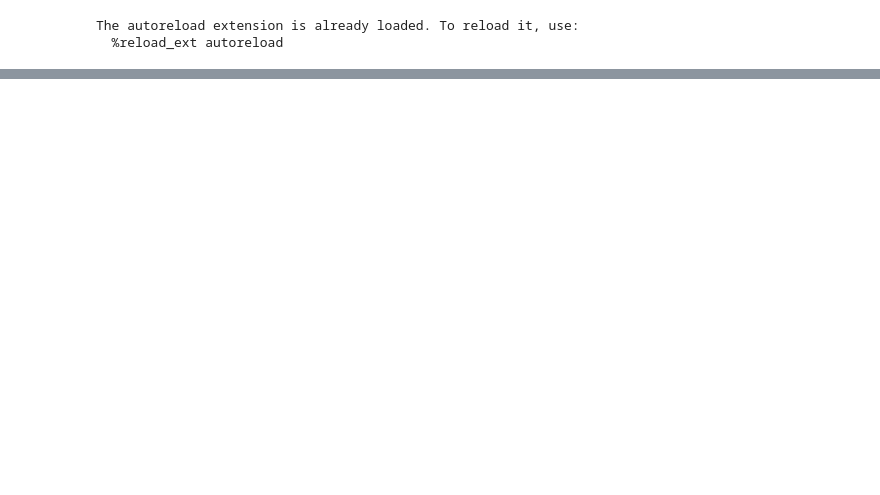
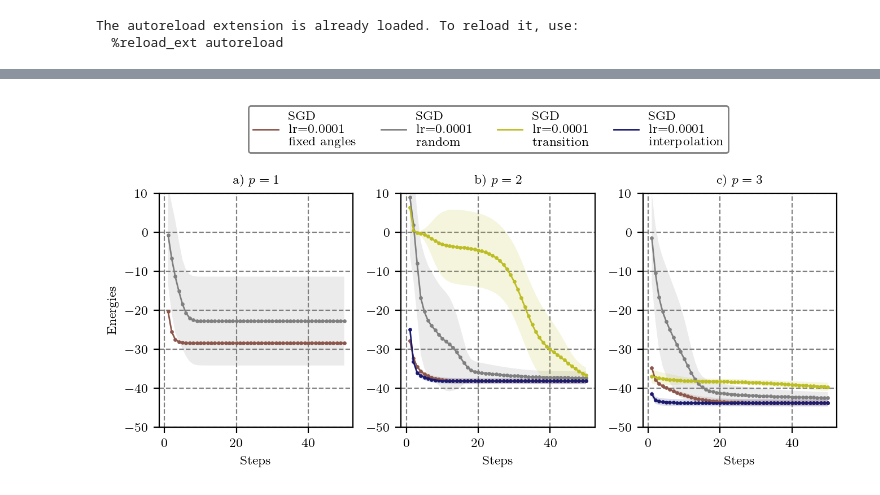
Before and after one commit to jernejrudifinzgar/qiro, a Jupyter notebook: Parameter_optimisation/remote/scripts/plotting.ipynb, the cells around one changed output, grey strips where cells are left out. Drawn from its saved outputs; the diff is of its cells as text; code cells hidden in the pictures; blank space fills up the shorter version.

```diff
--- a/Parameter_optimisation/remote/scripts/plotting.ipynb
+++ b/Parameter_optimisation/remote/scripts/plotting.ipynb
@@ -170,0 +477,16 @@ plt.show()
+# %%
+def get_results(optimizer, p, initialization, learning_rate, n):
+    graphs=[i for i in range(10)]
+    regularity = 3
+    energies_list=[]
+
+    for graph in graphs:
+        #print(n)
+        with open(f'../data/nodes_{n}_reg_{regularity}_graph_{graph}_opt_{optimizer}_lr_{learning_rate}_v2.pkl', 'rb') as file:
+            data = pickle.load(file)
+        energy = data[initialization][f'p={p}']['energy']
+        if energy>=-1:
+            energy = -1.001
+        energies_list.append(energy)
+
+    return np.mean(energies_list), np.std(energies_list)
@@ -170,0 +628,73 @@ plt.show()
+# %%
+n=50
+ps = [1, 2, 3]
+labels = []
+arguments = [
+            #[0.01, 'Adam', 'fixed_angles_optimization'],
+            #[0.0001, 'SGD', 'fixed_angles'],
+            #[0.05, 'Adam', 'random_init'],
+            #[0.05, 'Adam', 'fixed_angles_optimization'],
+            #[0.05, 'Adam', 'interpolation'],
+            #[0.001, 'RMSprop', 'fixed_angles_optimization'],
+            #[0.005, 'RMSprop', 'fixed_angles'],
+            #[0.005, 'RMSprop', 'fixed_angles'],
+            #[0.01, 'RMSprop', 'transition_states'],
+            [0.0001, 'SGD', 'fixed_angles_optimization'],
+            [0.0001, 'SGD', 'random_init'],
+            [0.0001, 'SGD', 'transition_states'],
+            [0.0001, 'SGD', 'interpolation'],
+            ]
+fig, axs = plt.subplots(1, 3, dpi=200, layout='tight', figsize=(2 * 3.35, 1.5* 9 * 3.35 / 16))
+for p in ps:
+    for idx, argument in enumerate(arguments):
+        if argument[2] == 'random_init':
+            labels.append(f'{argument[1]}\nlr={argument[0]}\nrandom')
+        elif argument[2] == 'transition_states':
+            labels.append(f'{argument[1]}\nlr={argument[0]}\ntransition')
+        elif argument[2] == 'fixed_angles_optimization':
+            labels.append(f'{argument[1]}\nlr={argument[0]}\nfixed angles')
+        elif argument[2] == 'interpolation':
+            labels.append(f'{argument[1]}\nlr={argument[0]}\ninterpolation')
+        mean, error = get_losses(argument[1], p, argument[2], argument[0], n)
+
+        error_min = [i-j for i,j in zip(mean, error)]
+        error_max = [i+j for i, j in zip(mean, error)]
+        # for index, max in enumerate(error_max):
+        #     if max>1:
+        #         error_max[index] = 0.99999
+        axs[p-1].fill_between(range(1, len(mean)+1), error_min, error_max, alpha = 0.15, color = colors[idx+6], edgecolor = None)
+
+for p in ps:
+    for idx, argument in enumerate(arguments):
+        mean, error = get_losses(argument[1], p, argument[2], argument[0], n)
+        axs[p-1].scatter(range(1, len(mean)+1), mean, s=2, label='_nolegend_', color=colors[idx+6])
+        axs[p-1].plot(range(1, len(mean)+1), mean, linestyle='solid', linewidth=1, label=labels[idx], color=colors[idx+6])
+
+        axs[p-1].set_xlabel('Steps')
+        axs[p-1].set_axisbelow(True)
+        axs[p-1].yaxis.grid(color='gray', linestyle='dashed')
+        axs[p-1].xaxis.grid(color='gray', linestyle='dashed')
+        axs[p-1].set_ylim(bottom=-50, top=10)
+
+
+
+
+axs[0].set_ylabel('Energies')
+axs[0].set_title('a) $p = 1$', loc='center')
+axs[1].set_title('b) $p = 2$', loc='center')
+axs[2].set_title('c) $p = 3$', loc='center')
+
+plt.tight_layout()
+axs[1].legend(loc='upper center', ncols=6, bbox_to_anchor=(0.45, 1.4), fancybox=True, edgecolor = 'grey', framealpha=1, facecolor=None)
+
+
+#ax1.set_yscale('logit')
+#ax1.yaxis.set_ticklabels([])
+#ax1.set_ylim(bottom=0.79, top=0.9997)
+#ax1.set_yticks(major_yticks_pos, major_yticks_names)
+#ax1.set_yticks(minor_yticks_pos, minor_ticks_names, minor=True)
+
+
+plt.show()
+# %% [output]
+[figure, added]
```
Also changed, not shown: parts of 21 cells of this notebook, 8 other files.
